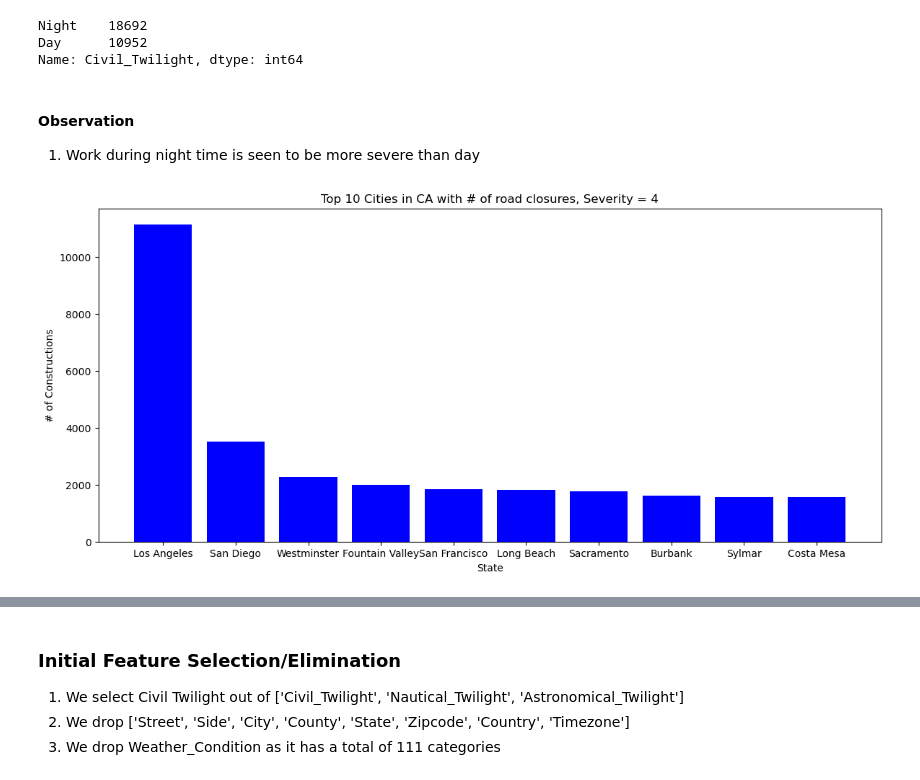
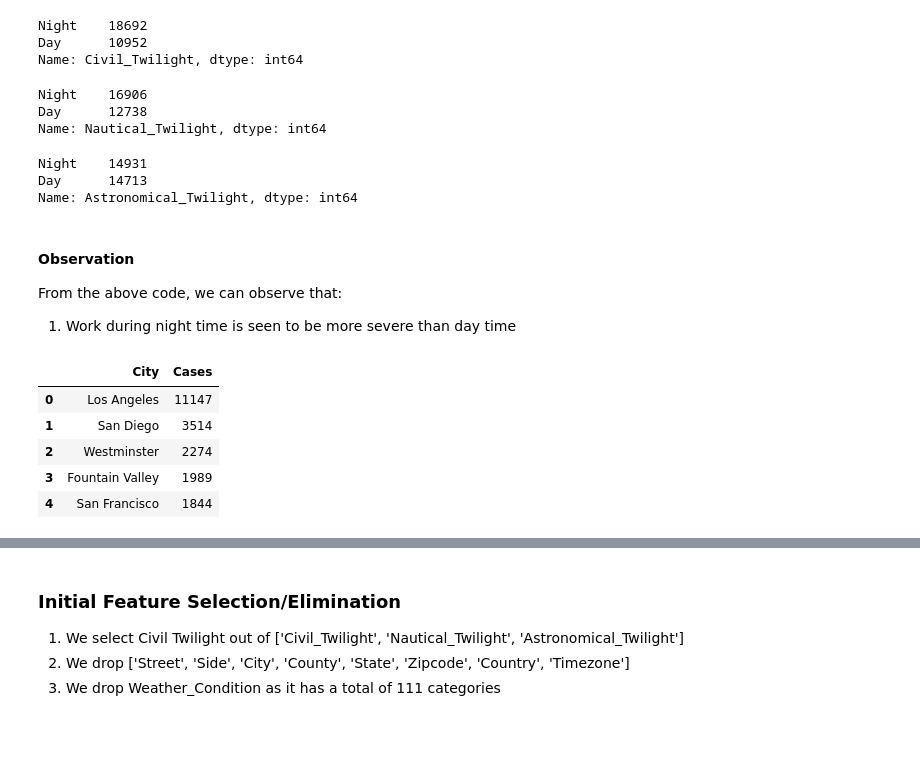
Before and after one commit to RBelgundi-6475/Term_Project_CS5644, a Jupyter notebook: Term_Project.ipynb, the cells around one changed output, grey strips where cells are left out. Saved outputs shown, nothing was run; the diff lists cells and outputs as text; code cells hidden in the pictures; blank space fills up the shorter version.

```diff
--- a/Term_Project.ipynb
+++ b/Term_Project.ipynb
@@ -477,21 +531,32 @@ df_construction_ca_recent[df_construction_ca_recent['Severity']==4]['Civil_Twili
 Night    18692
 Day      10952
 Name: Civil_Twilight, dtype: int64
+# %%
+# Civil_Twilight
+df_construction_ca_recent[df_construction_ca_recent['Severity']==4]['Nautical_Twilight'].value_counts()
+# %% [output]
+Night    16906
+Day      12738
+Name: Nautical_Twilight, dtype: int64
+# %%
+# Civil_Twilight
+df_construction_ca_recent[df_construction_ca_recent['Severity']==4]['Astronomical_Twilight'].value_counts()
+# %% [output]
+Night    14931
+Day      14713
+Name: Astronomical_Twilight, dtype: int64
 # %% [markdown]
 #### Observation
-1. Work during night time is seen to be more severe than day
+From the above code, we can observe that:
+1. Work during night time is seen to be more severe than day time
 # %%
 #### Top 10 cities in California with road closures of highest severity
 city_df_ca = pd.DataFrame(df_construction_ca[df_construction_ca['Severity']==4]['City'].value_counts()).reset_index().rename(columns={'index':'City','City':'Cases'})
-# print(city_df_ca.head())
-top_10_cities_ca = pd.DataFrame(city_df_ca.head(10))
-plt.figure(figsize=(14,6))
-plt.bar(top_10_cities_ca['City'], top_10_cities_ca['Cases'],color='blue')
-plt.title('Top 10 Cities in CA with # of road closures, Severity = 4')
-plt.xlabel('State')
-plt.ylabel('# of Constructions')
-# plt.xticks(rotation=)
-plt.show()
-# state_df_s4 = pd.DataFrame(df_construction[df_construction["Severity"] == 4]['State'].value_counts()).reset_index().rename(columns={'index':'State', 'State':'Cases'})
+city_df_ca.head()
 # %% [output]
-[figure, removed]
+|  | City | Cases |
+| 0 | Los Angeles | 11147 |
+| 1 | San Diego | 3514 |
+| 2 | Westminster | 2274 |
+| 3 | Fountain Valley | 1989 |
+| 4 | San Francisco | 1844 |
```
Also changed, not shown: parts of 35 cells of this notebook.
